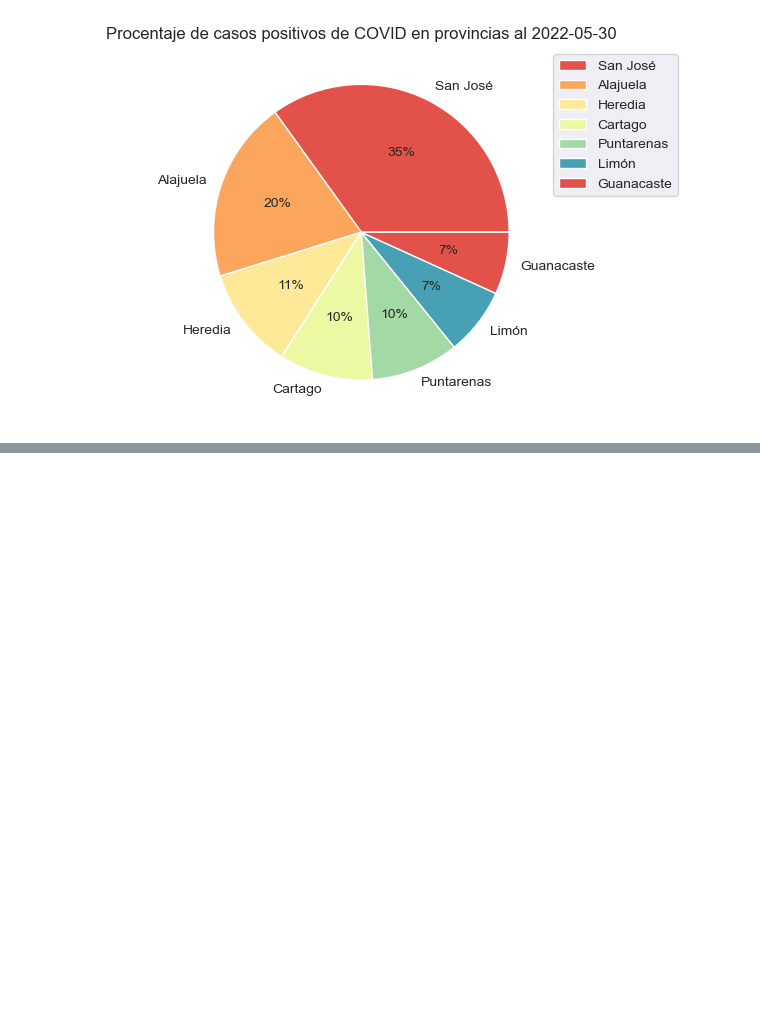
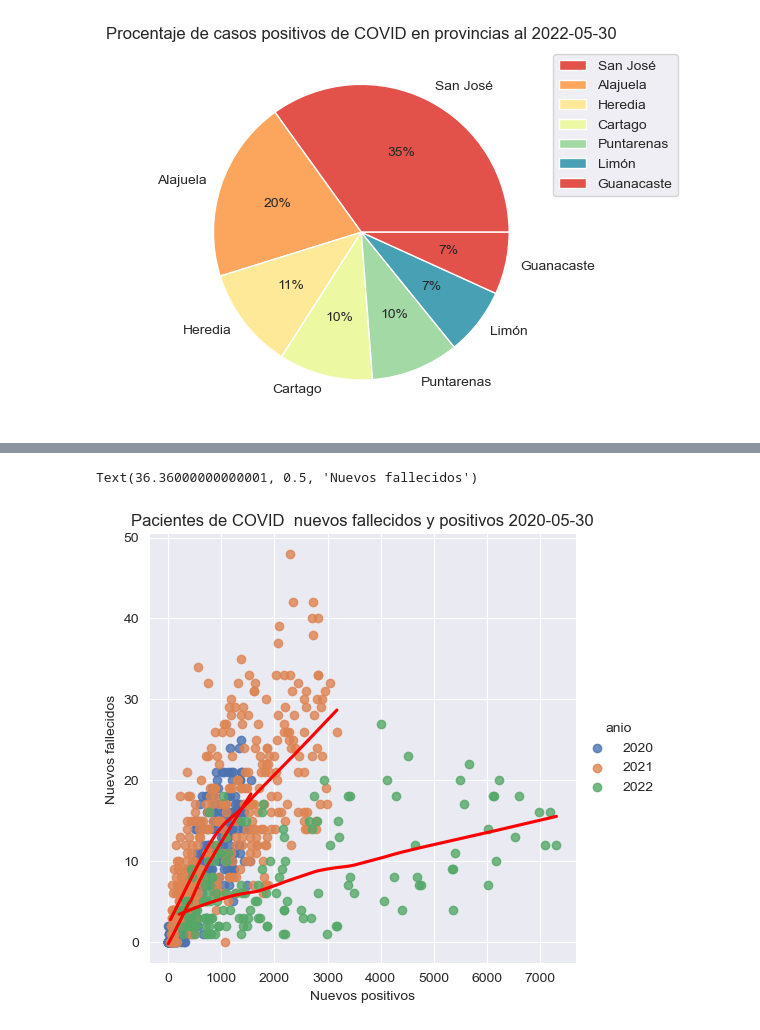
Before and after one commit to 09StevenG/visualizacion-mapplotlib-seaborn-, a Jupyter notebook: visualizacion-matplotlib-seaborn.ipynb, the cells around one changed output, grey strips where cells are left out. Saved outputs shown, nothing was run; the diff lists cells and outputs as text; code cells hidden in the pictures; blank space fills up the shorter version.

```diff
--- a/visualizacion-matplotlib-seaborn.ipynb
+++ b/visualizacion-matplotlib-seaborn.ipynb
@@ -505,0 +560,16 @@ plt.legend(bbox_to_anchor=(1.0, 1.0))
+# %%
+# Gráfico de dispersión y modelo de regresión
+sns.lmplot(data=covid_general,
+           x="nuevos_positivos",
+           y="nuevos_fallecidos",
+           lowess=True,
+           hue="anio",
+           palette="deep",
+           line_kws={"color": "red"})
+
+plt.title("Pacientes de COVID  nuevos fallecidos y positivos 2020-05-30")
+plt.xlabel("Nuevos positivos")
+plt.ylabel("Nuevos fallecidos")
+# %% [output]
+Text(36.36000000000001, 0.5, 'Nuevos fallecidos')
+[figure, added]
```
Also changed, not shown: parts of 11 cells of this notebook.
